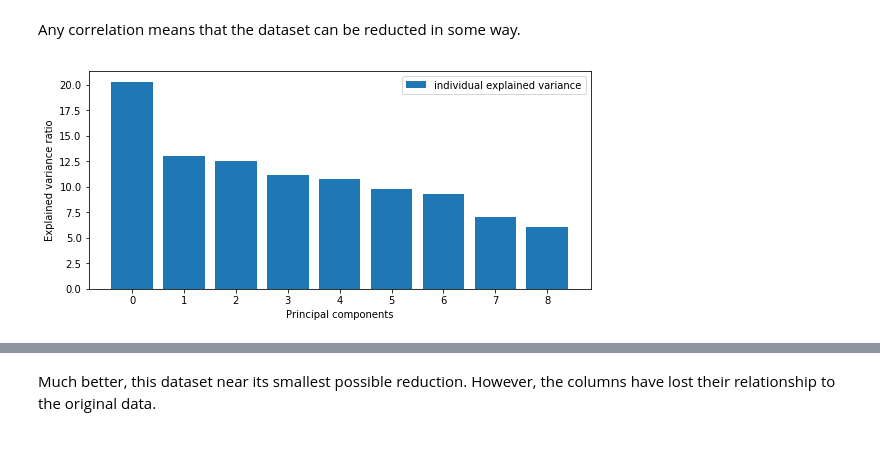
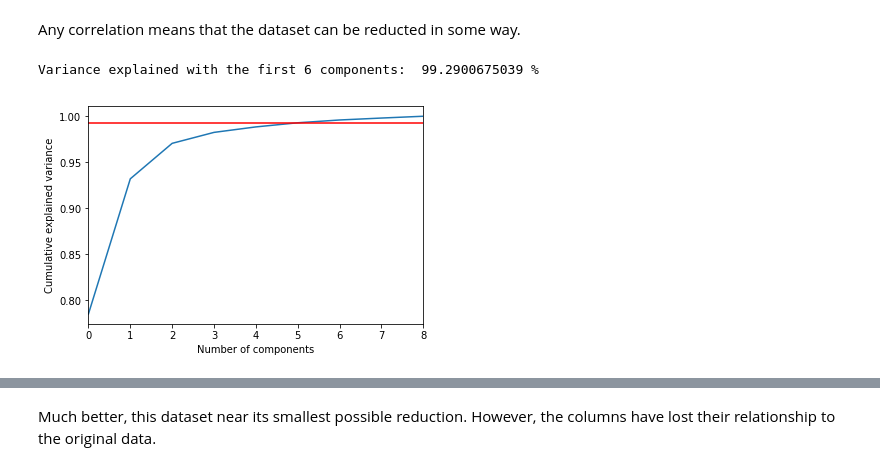
Before and after one commit to jhd/HR-DS, a Jupyter notebook: hr-ds.ipynb, the cells around one changed output, grey strips where cells are left out. Cells and saved outputs as stored; diff of their text form; code cells hidden in the pictures.

```diff
--- a/hr-ds.ipynb
+++ b/hr-ds.ipynb
@@ -45,18 +45,18 @@ plt.show()
 # %% [markdown]
 Any correlation means that the dataset can be reducted in some way.
-# %%
-import numpy as np
-eig_vals, eig_vecs = np.linalg.eig(cor)
-total = sum(eig_vals)
-componants = [(i / total)*100 for i in sorted(eig_vals, reverse=True)]
-
-plt.figure(figsize=(len(componants), 4))
-plt.bar(range(len(componants)), componants, align='center', label='individual explained variance')
-plt.ylabel('Explained variance ratio')
-plt.xticks(range(len(componants)))
-plt.xlabel('Principal components')
-plt.legend(loc='best')
-plt.show()
-# %% [output]
-[figure, removed]
+# %%
+from sklearn.decomposition import PCA
+from functools import reduce
+pca = PCA().fit(trainingData)
+plt.plot(np.cumsum(pca.explained_variance_ratio_))
+plt.xlim(0,8,1)
+cumSixth = reduce((lambda x, y: x + y), pca.explained_variance_ratio_[:6])
+print("Variance explained with the first 6 components: ", cumSixth*100, '%')
+plt.axhline(y=cumSixth, color='r', linestyle='-')
+plt.xlabel('Number of components')
+plt.ylabel('Cumulative explained variance')
+plt.show()
+# %% [output]
+Variance explained with the first 6 components:  99.2900675039 %
+[figure, added]
 # %% [markdown]
```
Also changed, not shown: parts of 6 cells of this notebook.
